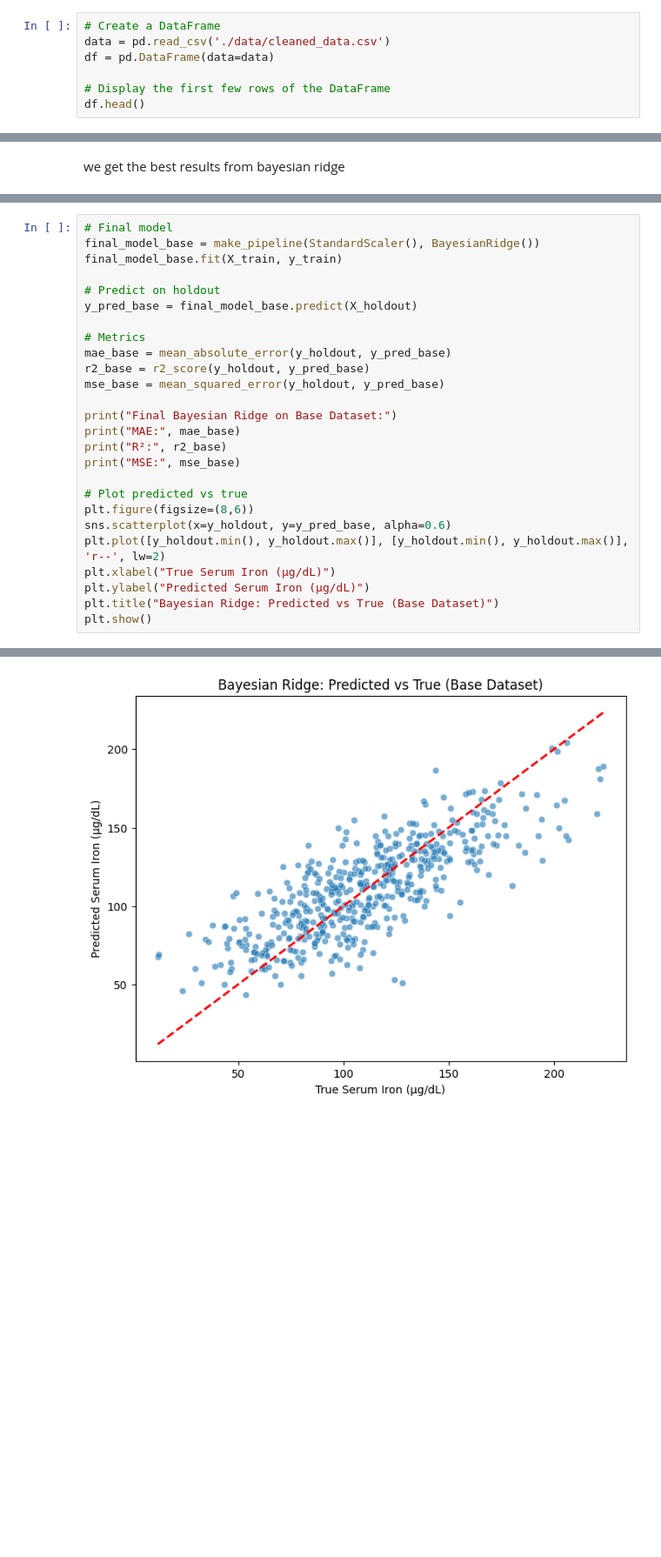
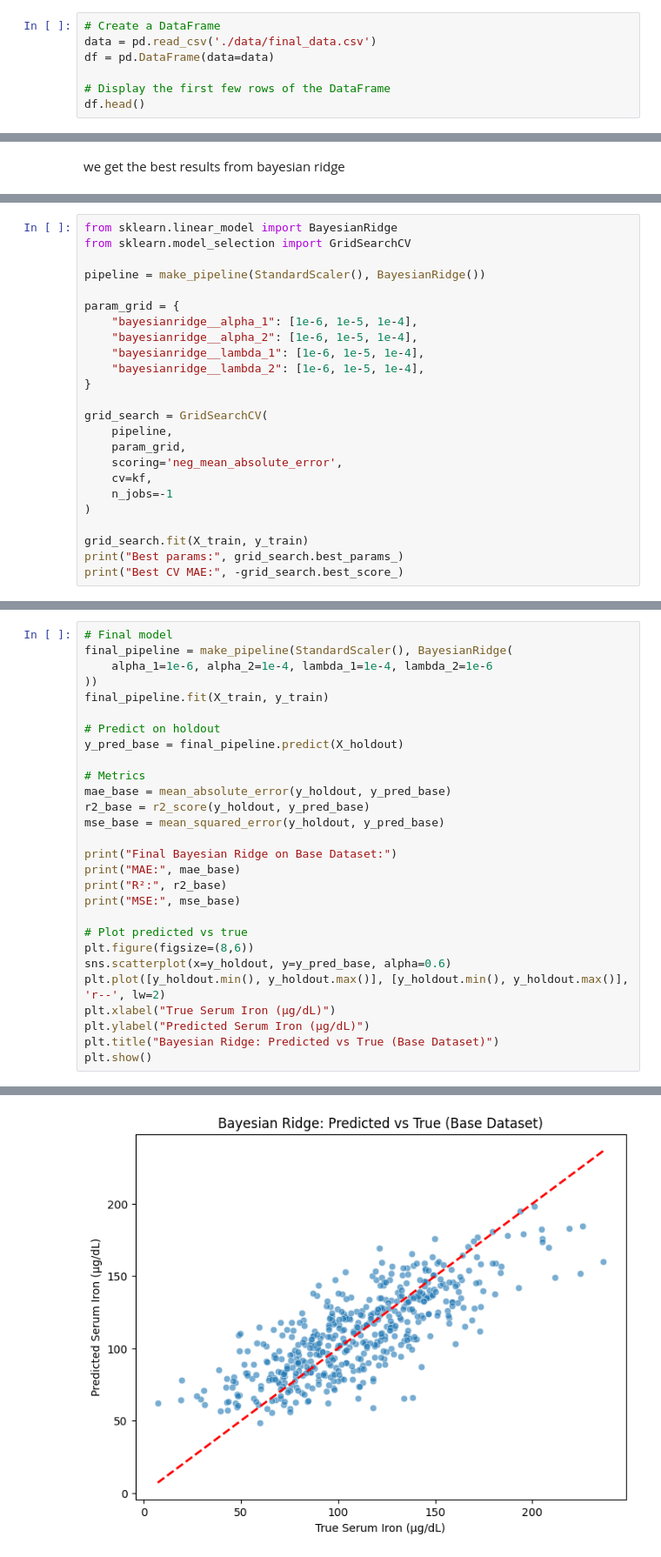
Before and after one commit to mariaponomarova/ML_project, a Jupyter notebook: experiments.ipynb, the cells around one changed output, grey strips where cells are left out. Shown at 87% size. Saved outputs shown, nothing was run; the diff lists cells and outputs as text; blank space fills up the shorter version.

```diff
--- a/experiments.ipynb
+++ b/experiments.ipynb
@@ -21,7 +23,7 @@ from sklearn.metrics import mean_absolute_error, make_scorer, r2_score, mean_squ
 from sklearn.utils import resample
 # %%
 # Create a DataFrame
-data = pd.read_csv('./data/cleaned_data.csv')
+data = pd.read_csv('./data/final_data.csv')
 df = pd.DataFrame(data=data)
 
 # Display the first few rows of the DataFrame
@@ -166,0 +150,24 @@ we get the best results from bayesian ridge
+# %%
+from sklearn.linear_model import BayesianRidge
+from sklearn.model_selection import GridSearchCV
+
+pipeline = make_pipeline(StandardScaler(), BayesianRidge())
+
+param_grid = {
+    "bayesianridge__alpha_1": [1e-6, 1e-5, 1e-4],
+    "bayesianridge__alpha_2": [1e-6, 1e-5, 1e-4],
+    "bayesianridge__lambda_1": [1e-6, 1e-5, 1e-4],
+    "bayesianridge__lambda_2": [1e-6, 1e-5, 1e-4],
+}
+
+grid_search = GridSearchCV(
+    pipeline,
+    param_grid,
+    scoring='neg_mean_absolute_error',
+    cv=kf,
+    n_jobs=-1
+)
+
+grid_search.fit(X_train, y_train)
+print("Best params:", grid_search.best_params_)
+print("Best CV MAE:", -grid_search.best_score_)
@@ -172,11 +182,13 @@ Once we have picked our model, we fit it on the full training set (X_train) and
 We should only run this step once, and only on the one model we selected, if we really want unbiased results.
 # %%
 # Final model
-final_model_base = make_pipeline(StandardScaler(), BayesianRidge())
-final_model_base.fit(X_train, y_train)
+final_pipeline = make_pipeline(StandardScaler(), BayesianRidge(
+    alpha_1=1e-6, alpha_2=1e-4, lambda_1=1e-4, lambda_2=1e-6
+))
+final_pipeline.fit(X_train, y_train)
 
 # Predict on holdout
-y_pred_base = final_model_base.predict(X_holdout)
+y_pred_base = final_pipeline.predict(X_holdout)
 
 # Metrics
 mae_base = mean_absolute_error(y_holdout, y_pred_base)
@@ -204 +216 @@ MSE: 551.6705663577137
-[figure, old version]
+[figure, new version]
```
Also changed, not shown: parts of 28 cells of this notebook, 3 other files.
